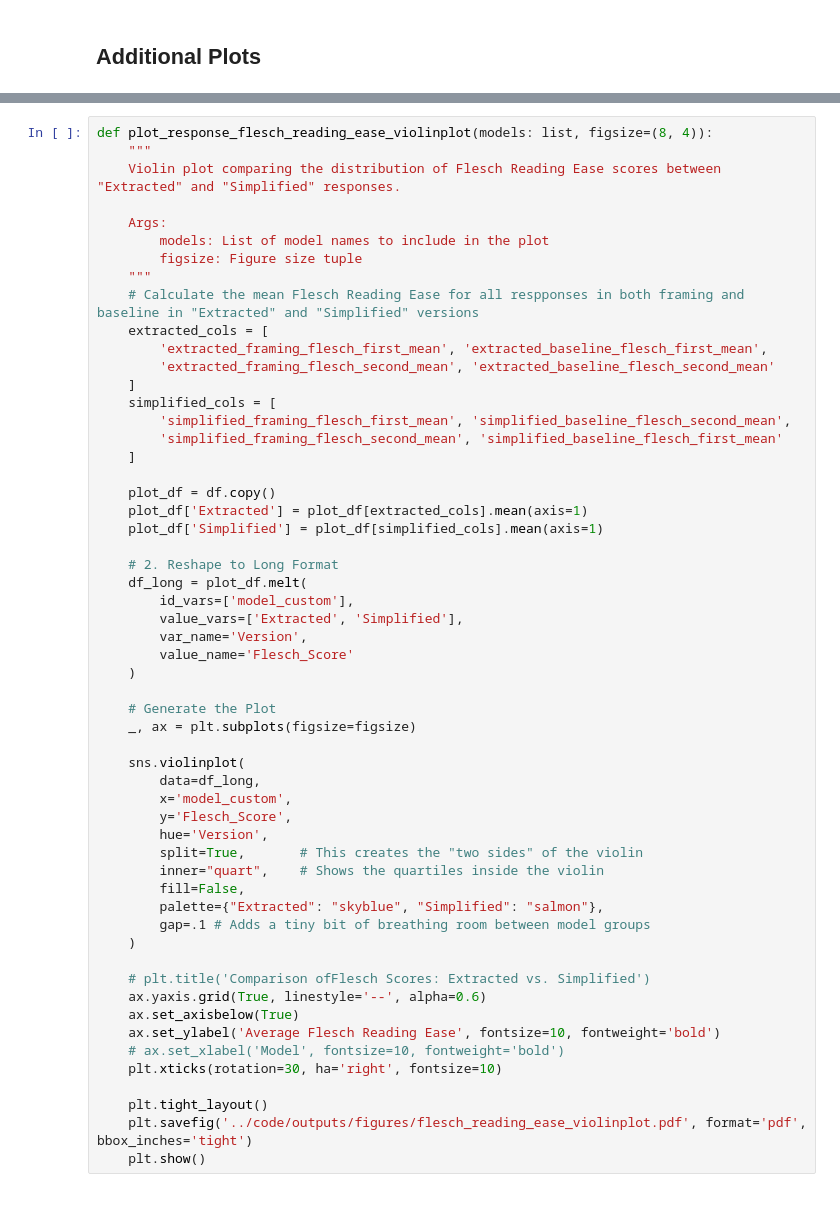
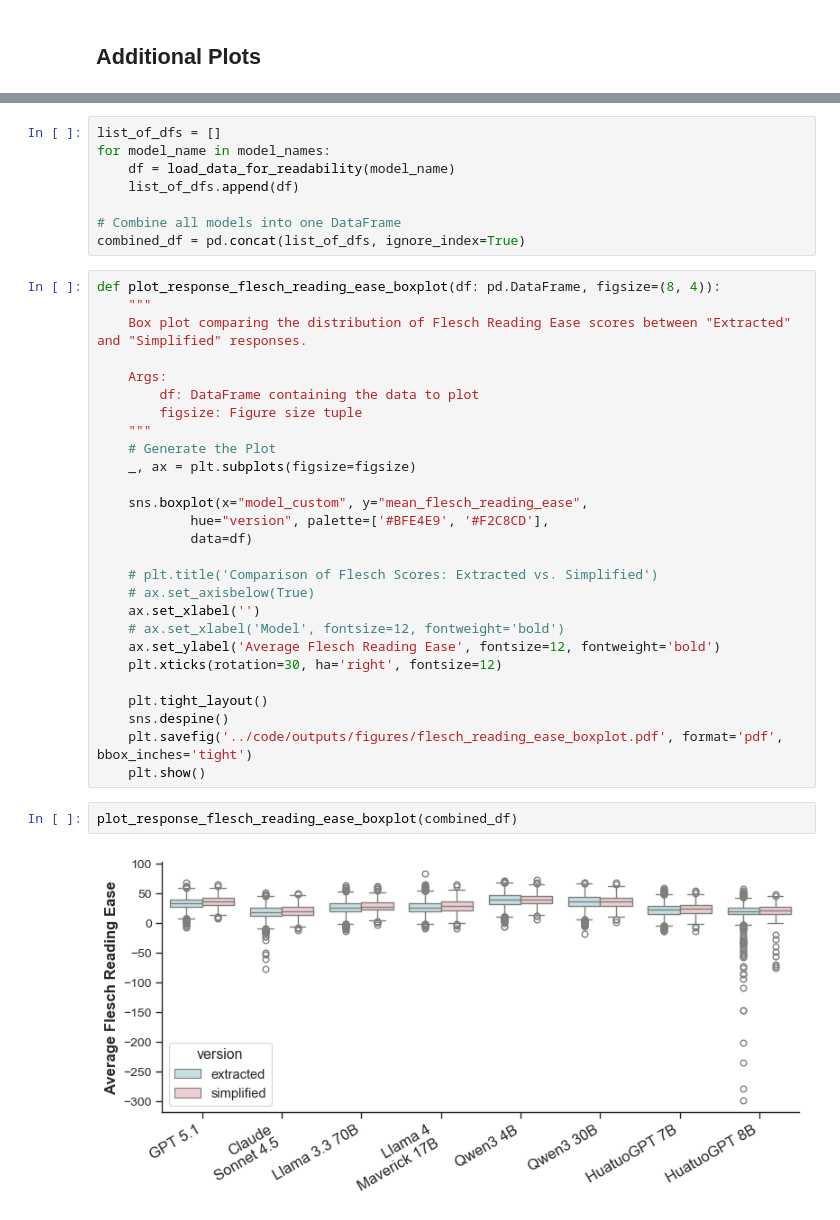
Before and after one commit to hyesunyun/LLMHealthFramingEffect, a Jupyter notebook: code/run_analysis.ipynb, the cells around one changed output, grey strips where cells are left out. Cells and saved outputs as stored; diff of their text form.

```diff
--- a/code/run_analysis.ipynb
+++ b/code/run_analysis.ipynb
@@ -1332,56 +1325,39 @@ def load_data_by_model(model_name: str) -> pd.DataFrame:
+# %%
+list_of_dfs = []
+for model_name in model_names:
+    df = load_data_for_readability(model_name)
+    list_of_dfs.append(df)
+
+# Combine all models into one DataFrame
+combined_df = pd.concat(list_of_dfs, ignore_index=True)
 # %%
-def plot_response_flesch_reading_ease_violinplot(models: list, figsize=(8, 4)):
+def plot_response_flesch_reading_ease_boxplot(df: pd.DataFrame, figsize=(8, 4)):
     """
-    Violin plot comparing the distribution of Flesch Reading Ease scores between "Extracted" and "Simplified" responses.
+    Box plot comparing the distribution of Flesch Reading Ease scores between "Extracted" and "Simplified" responses.
 
     Args:
-        models: List of model names to include in the plot
+        df: DataFrame containing the data to plot
         figsize: Figure size tuple
     """
-    # Calculate the mean Flesch Reading Ease for all respponses in both framing and baseline in "Extracted" and "Simplified" versions
-    extracted_cols = [
-        'extracted_framing_flesch_first_mean', 'extracted_baseline_flesch_first_mean',
-        'extracted_framing_flesch_second_mean', 'extracted_baseline_flesch_second_mean'
-    ]
-    simplified_cols = [
-        'simplified_framing_flesch_first_mean', 'simplified_baseline_flesch_second_mean',
-        'simplified_framing_flesch_second_mean', 'simplified_baseline_flesch_first_mean'
-    ]
-
-    plot_df = df.copy()
-    plot_df['Extracted'] = plot_df[extracted_cols].mean(axis=1)
-    plot_df['Simplified'] = plot_df[simplified_cols].mean(axis=1)
-
-    # 2. Reshape to Long Format
-    df_long = plot_df.melt(
-        id_vars=['model_custom'],
-        value_vars=['Extracted', 'Simplified'],
-        var_name='Version',
-        value_name='Flesch_Score'
-    )
-
     # Generate the Plot
     _, ax = plt.subplots(figsize=figsize)
 
-    sns.violinplot(
-        data=df_long,
-        x='model_custom',
-        y='Flesch_Score',
-        hue='Version',
-        split=True,       # This creates the "two sides" of the violin
-        inner="quart",    # Shows the quartiles inside the violin
-        fill=False,
-        palette={"Extracted": "skyblue", "Simplified": "salmon"},
-        gap=.1 # Adds a tiny bit of breathing room between model groups
-    )
+    sns.boxplot(x="model_custom", y="mean_flesch_reading_ease",
+            hue="version", palette=['#BFE4E9', '#F2C8CD'],
+            data=df)
 
-    # plt.title('Comparison ofFlesch Scores: Extracted vs. Simplified')
-    ax.yaxis.grid(True, linestyle='--', alpha=0.6)
-    ax.set_axisbelow(True)
-    ax.set_ylabel('Average Flesch Reading Ease', fontsize=10, fontweight='bold')
-    # ax.set_xlabel('Model', fontsize=10, fontweight='bold')
-    plt.xticks(rotation=30, ha='right', fontsize=10)
+    # plt.title('Comparison of Flesch Scores: Extracted vs. Simplified')
+    # ax.set_axisbelow(True)
+    ax.set_xlabel('')
+    # ax.set_xlabel('Model', fontsize=12, fontweight='bold')
+    ax.set_ylabel('Average Flesch Reading Ease', fontsize=12, fontweight='bold')
+    plt.xticks(rotation=30, ha='right', fontsize=12)
 
     plt.tight_layout()
-    plt.savefig('../code/outputs/figures/flesch_reading_ease_violinplot.pdf', format='pdf', bbox_inches='tight')
+    sns.despine()
+    plt.savefig('../code/outputs/figures/flesch_reading_ease_boxplot.pdf', format='pdf', bbox_inches='tight')
     plt.show()
+# %%
+plot_response_flesch_reading_ease_boxplot(combined_df)
+# %% [output]
+[figure, added]
```
Also changed, not shown: parts of 31 cells of this notebook, 51 other files.
